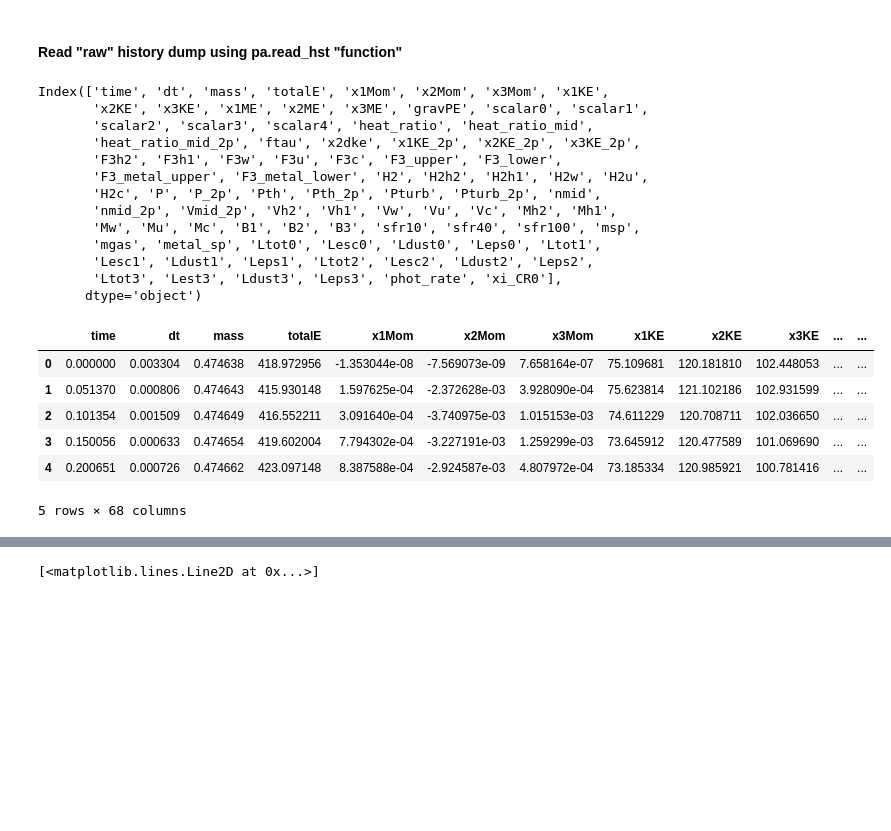
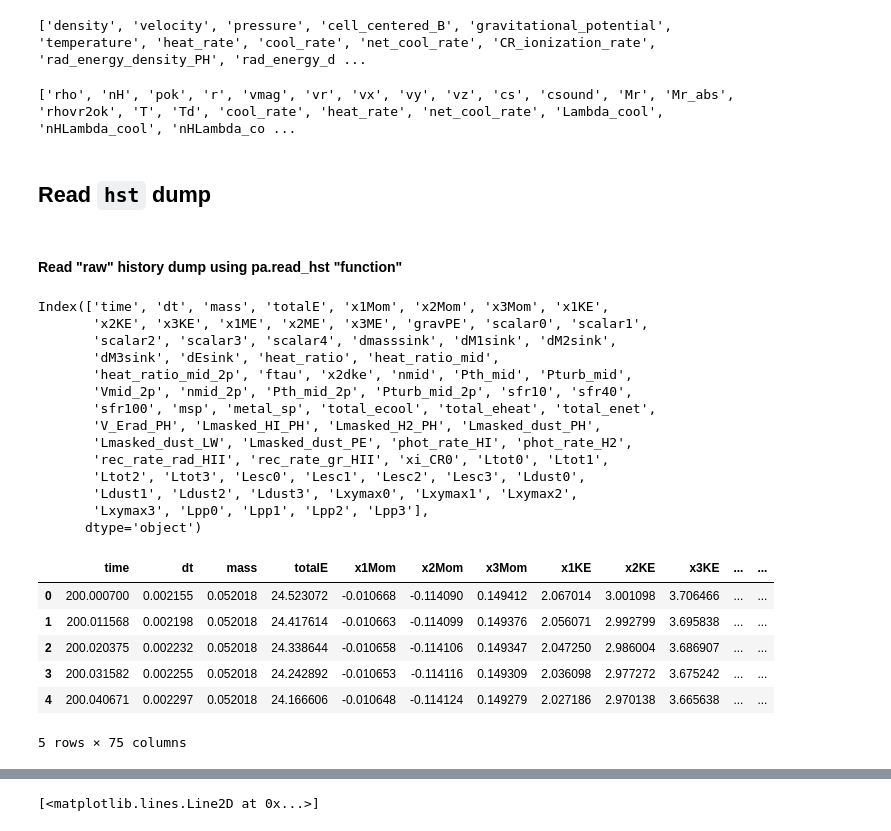
Before and after one commit to jeonggyukim/pyathena, a Jupyter notebook: notebook/quickstart.ipynb, the cells around one changed output, grey strips where cells are left out. Drawn from its saved outputs; the diff is of its cells as text; code cells hidden in the pictures; blank space fills up the shorter version.

```diff
--- a/notebook/quickstart.ipynb
+++ b/notebook/quickstart.ipynb
@@ -107,0 +52,7 @@ s.par['domain1'] # domain parameters
+# %%
+import sys
+sys.path.insert(0, '..')
+import pyathena as pa
+
+s = pa.LoadSim('/tigress/changgoo/TIGRESS-NCR/R8_8pc_NCR.full.xy2048.eps0.0/',
+               verbose=True)
@@ -107,0 +177,2 @@ s.par['domain1'] # domain parameters
+# %%
+ds = s.load_vtk(num=s.nums[0], load_method='pyathena')
@@ -119,30 +189,41 @@ s.domain # dictionary containing essential domain info ; le/re means left/right
+# %%
+print(ds.field_list)
+# %% [output]
+['density', 'velocity', 'pressure', 'cell_centered_B', 'gravitational_potential', 'temperature', 'heat_rate', 'cool_rate', 'net_cool_rate', 'CR_ionization_rate', 'rad_energy_density_PH', 'rad_energy_d ...
+# %%
+print(ds.derived_field_list)
+# %% [output]
+['rho', 'nH', 'pok', 'r', 'vmag', 'vr', 'vx', 'vy', 'vz', 'cs', 'csound', 'Mr', 'Mr_abs', 'rhovr2ok', 'T', 'Td', 'cool_rate', 'heat_rate', 'net_cool_rate', 'Lambda_cool', 'nHLambda_cool', 'nHLambda_co ...
+# %% [markdown]
+## Read `hst` dump
 # %% [markdown]
 #### Read "raw" history dump using pa.read_hst "function"
 # %%
-hst = pa.read_hst(s.files['hst']) # pandas DataFrame
-hst.columns
+h = pa.read_hst(s.files['hst']) # pandas DataFrame
+h.columns
 # %% [output]
 Index(['time', 'dt', 'mass', 'totalE', 'x1Mom', 'x2Mom', 'x3Mom', 'x1KE',
        'x2KE', 'x3KE', 'x1ME', 'x2ME', 'x3ME', 'gravPE', 'scalar0', 'scalar1',
-       'scalar2', 'scalar3', 'scalar4', 'heat_ratio', 'heat_ratio_mid',
-       'heat_ratio_mid_2p', 'ftau', 'x2dke', 'x1KE_2p', 'x2KE_2p', 'x3KE_2p',
-       'F3h2', 'F3h1', 'F3w', 'F3u', 'F3c', 'F3_upper', 'F3_lower',
-       'F3_metal_upper', 'F3_metal_lower', 'H2', 'H2h2', 'H2h1', 'H2w', 'H2u',
-       'H2c', 'P', 'P_2p', 'Pth', 'Pth_2p', 'Pturb', 'Pturb_2p', 'nmid',
-       'nmid_2p', 'Vmid_2p', 'Vh2', 'Vh1', 'Vw', 'Vu', 'Vc', 'Mh2', 'Mh1',
-       'Mw', 'Mu', 'Mc', 'B1', 'B2', 'B3', 'sfr10', 'sfr40', 'sfr100', 'msp',
-       'mgas', 'metal_sp', 'Ltot0', 'Lesc0', 'Ldust0', 'Leps0', 'Ltot1',
-       'Lesc1', 'Ldust1', 'Leps1', 'Ltot2', 'Lesc2', 'Ldust2', 'Leps2',
-       'Ltot3', 'Lest3', 'Ldust3', 'Leps3', 'phot_rate', 'xi_CR0'],
+       'scalar2', 'scalar3', 'scalar4', 'dmasssink', 'dM1sink', 'dM2sink',
+       'dM3sink', 'dEsink', 'heat_ratio', 'heat_ratio_mid',
+       'heat_ratio_mid_2p', 'ftau', 'x2dke', 'nmid', 'Pth_mid', 'Pturb_mid',
+       'Vmid_2p', 'nmid_2p', 'Pth_mid_2p', 'Pturb_mid_2p', 'sfr10', 'sfr40',
+       'sfr100', 'msp', 'metal_sp', 'total_ecool', 'total_eheat', 'total_enet',
+       'V_Erad_PH', 'Lmasked_HI_PH', 'Lmasked_H2_PH', 'Lmasked_dust_PH',
+       'Lmasked_dust_LW', 'Lmasked_dust_PE', 'phot_rate_HI', 'phot_rate_H2',
+       'rec_rate_rad_HII', 'rec_rate_gr_HII', 'xi_CR0', 'Ltot0', 'Ltot1',
+       'Ltot2', 'Ltot3', 'Lesc0', 'Lesc1', 'Lesc2', 'Lesc3', 'Ldust0',
+       'Ldust1', 'Ldust2', 'Ldust3', 'Lxymax0', 'Lxymax1', 'Lxymax2',
+       'Lxymax3', 'Lpp0', 'Lpp1', 'Lpp2', 'Lpp3'],
       dtype='object')
 # %%
-hst.head()
+h.head()
 # %% [output]
 |  | time | dt | mass | totalE | x1Mom | x2Mom | x3Mom | x1KE | x2KE | x3KE | ... | ... |
-| 0 | 0.000000 | 0.003304 | 0.474638 | 418.972956 | -1.353044e-08 | -7.569073e-09 | 7.658164e-07 | 75.109681 | 120.181810 | 102.448053 | ... | ... |
-| 1 | 0.051370 | 0.000806 | 0.474643 | 415.930148 | 1.597625e-04 | -2.372628e-03 | 3.928090e-04 | 75.623814 | 121.102186 | 102.931599 | ... | ... |
-| 2 | 0.101354 | 0.001509 | 0.474649 | 416.552211 | 3.091640e-04 | -3.740975e-03 | 1.015153e-03 | 74.611229 | 120.708711 | 102.036650 | ... | ... |
-| 3 | 0.150056 | 0.000633 | 0.474654 | 419.602004 | 7.794302e-04 | -3.227191e-03 | 1.259299e-03 | 73.645912 | 120.477589 | 101.069690 | ... | ... |
-| 4 | 0.200651 | 0.000726 | 0.474662 | 423.097148 | 8.387588e-04 | -2.924587e-03 | 4.807972e-04 | 73.185334 | 120.985921 | 100.781416 | ... | ... |
+| 0 | 200.000700 | 0.002155 | 0.052018 | 24.523072 | -0.010668 | -0.114090 | 0.149412 | 2.067014 | 3.001098 | 3.706466 | ... | ... |
+| 1 | 200.011568 | 0.002198 | 0.052018 | 24.417614 | -0.010663 | -0.114099 | 0.149376 | 2.056071 | 2.992799 | 3.695838 | ... | ... |
+| 2 | 200.020375 | 0.002232 | 0.052018 | 24.338644 | -0.010658 | -0.114106 | 0.149347 | 2.047250 | 2.986004 | 3.686907 | ... | ... |
+| 3 | 200.031582 | 0.002255 | 0.052018 | 24.242892 | -0.010653 | -0.114116 | 0.149309 | 2.036098 | 2.977272 | 3.675242 | ... | ... |
+| 4 | 200.040671 | 0.002297 | 0.052018 | 24.166606 | -0.010648 | -0.114124 | 0.149279 | 2.027186 | 2.970138 | 3.665638 | ... | ... |
-5 rows × 68 columns
+5 rows × 75 columns
 # %%
```
Also changed, not shown: parts of 46 cells of this notebook.
